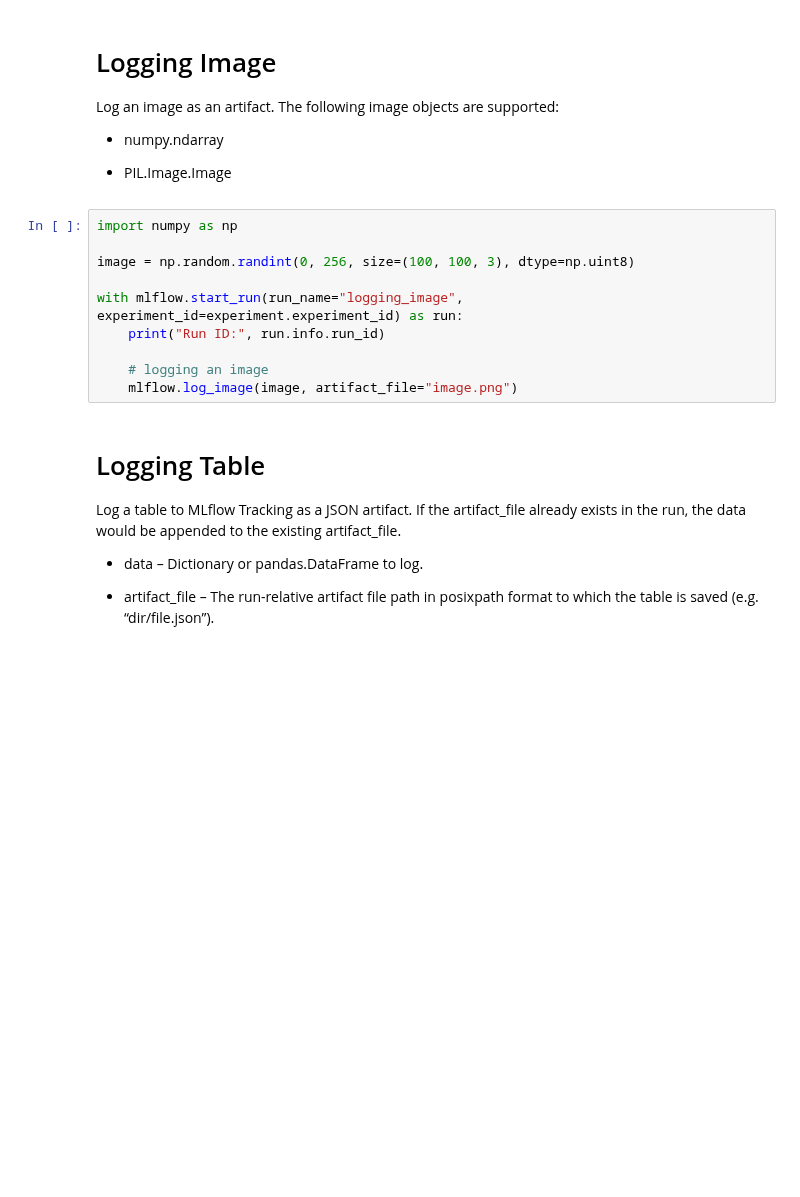
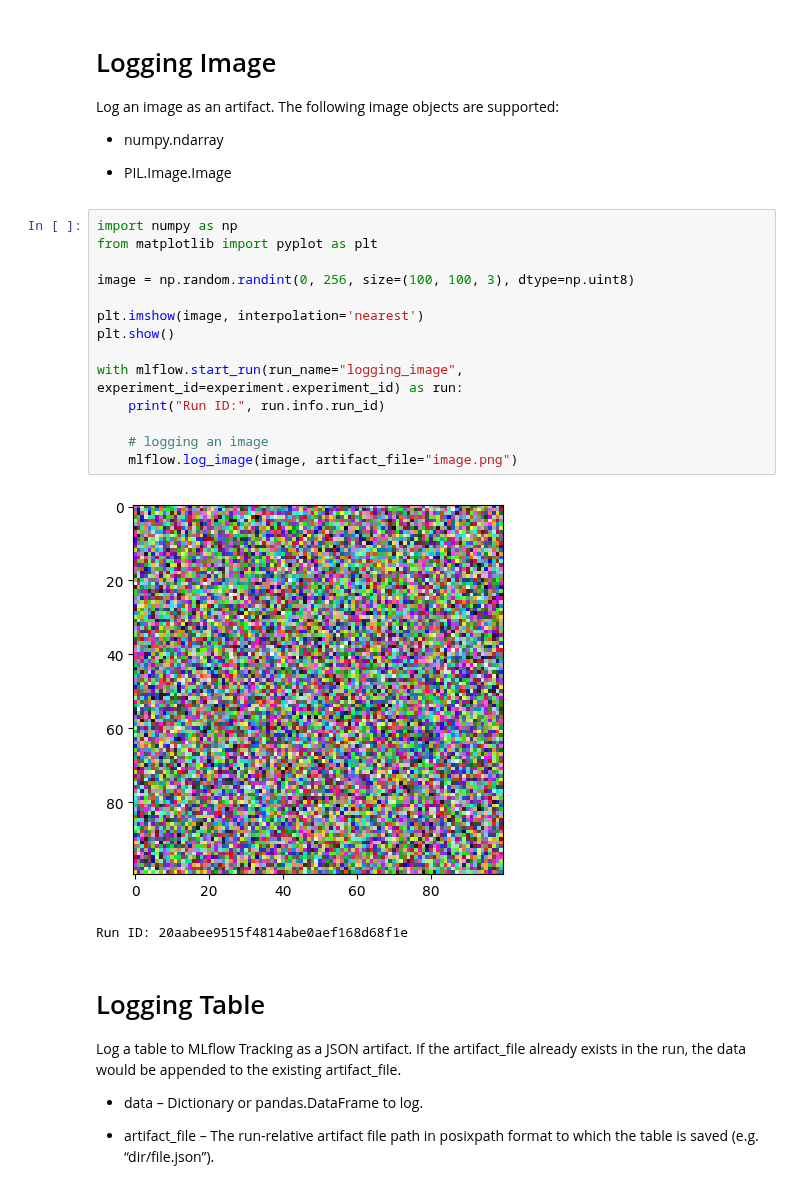
Before and after one commit to manuelgilm/mlflow_for_ml_dev, a Jupyter notebook: mlflow_for_ml_dev/notebooks/runs/2_logging_functions.ipynb, the cells around one changed output. Cells and saved outputs as stored; diff of their text form; blank space fills up the shorter version.

```diff
--- a/mlflow_for_ml_dev/notebooks/runs/2_logging_functions.ipynb
+++ b/mlflow_for_ml_dev/notebooks/runs/2_logging_functions.ipynb
@@ -163,14 +168,21 @@ Log an image as an artifact. The following image objects are supported:
 * PIL.Image.Image
 # %%
 import numpy as np
+from matplotlib import pyplot as plt
 
 image = np.random.randint(0, 256, size=(100, 100, 3), dtype=np.uint8)
+
+plt.imshow(image, interpolation='nearest')
+plt.show()
 
 with mlflow.start_run(run_name="logging_image", experiment_id=experiment.experiment_id) as run:
     print("Run ID:", run.info.run_id)
 
     # logging an image
     mlflow.log_image(image, artifact_file="image.png")
+# %% [output]
+[figure, added]
+Run ID: 20aabee9515f4814abe0aef168d68f1e
 # %% [markdown]
 # Logging Table
 
```
Also changed, not shown: parts of 14 cells of this notebook.
